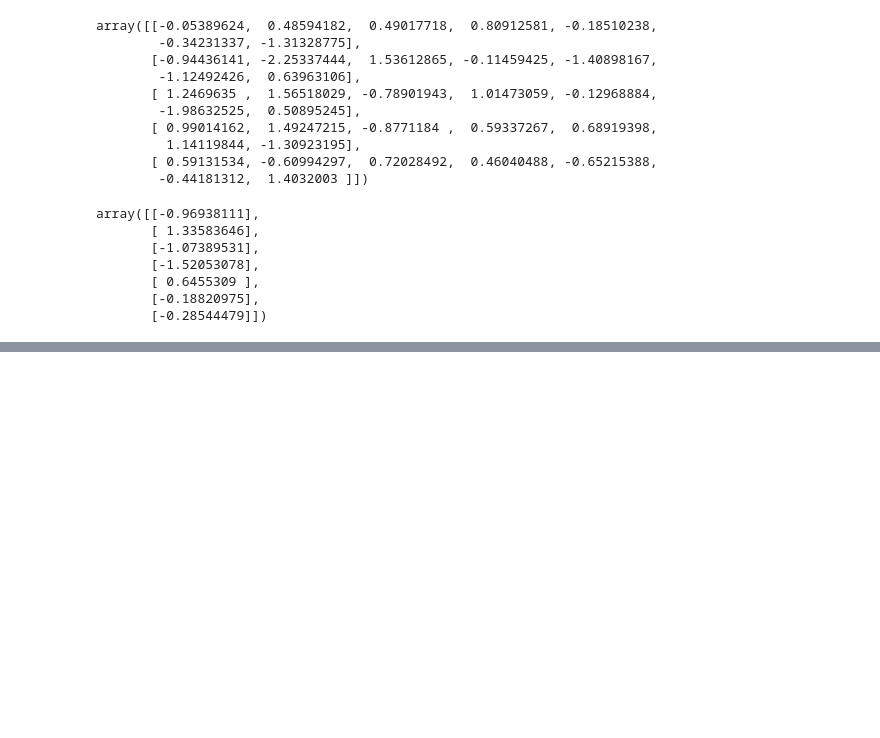
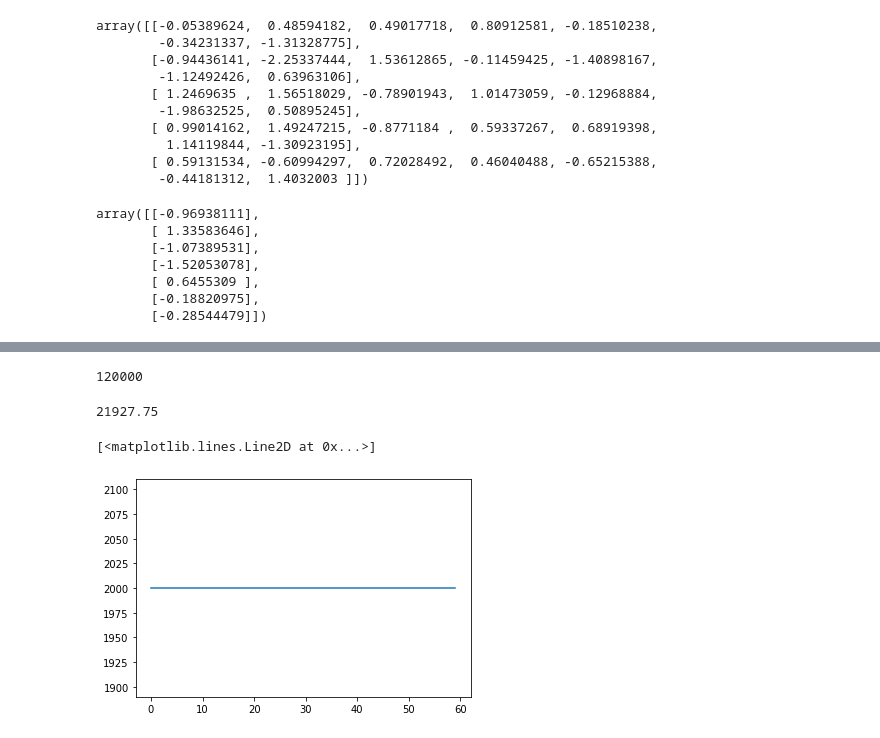
Before and after one commit to loslhp/Fundamentos-de-Data-Science-com-Python---Senai, a Jupyter notebook: Aula4_numpy.ipynb, the cells around one changed output, grey strips where cells are left out. Saved outputs shown, nothing was run; the diff lists cells and outputs as text; code cells hidden in the pictures; blank space fills up the shorter version.

```diff
--- a/Aula4_numpy.ipynb
+++ b/Aula4_numpy.ipynb
@@ -299,0 +501,21 @@ arr10[]
+# %%
+##Construinfo uma função de valor presente liquido usando o numpy
+pmt = 2000
+serie_financeira = np.arange(0, 60)
+serie_financeira[0:60] = pmt
+serie_tempo = np.arange(0,60)
+taxa = 0.1
+# %%
+sum(serie_financeira)
+# %% [output]
+120000
+# %%
+serie_descontada = serie_financeira/((1+taxa)**serie_tempo)
+round(sum(serie_descontada),2)
+# %% [output]
+21927.75
+# %%
+plt.plot(serie_financeira)
+# %% [output]
+[<matplotlib.lines.Line2D at 0x...>]
+[figure, added]
```
Also changed, not shown: parts of 51 cells of this notebook.
